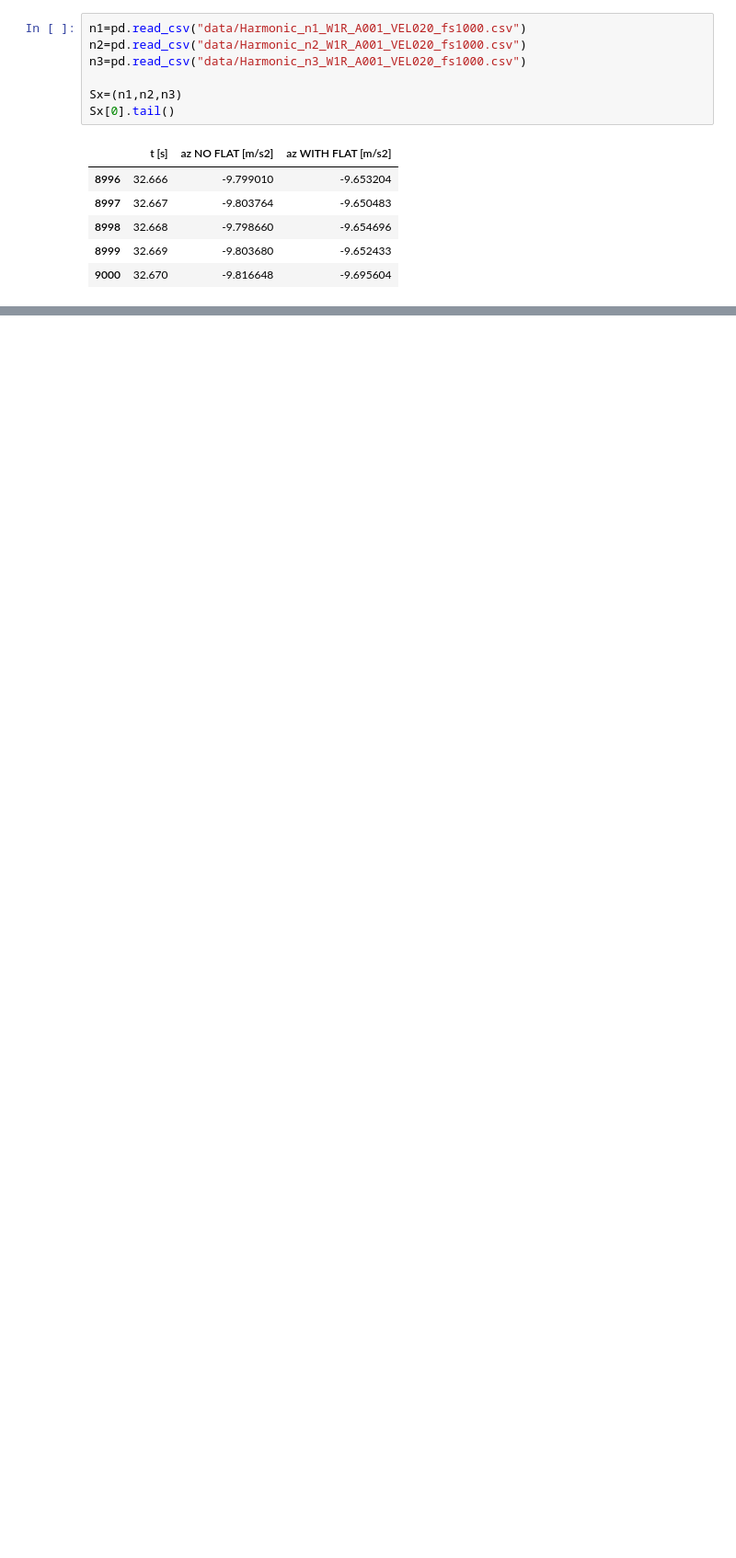
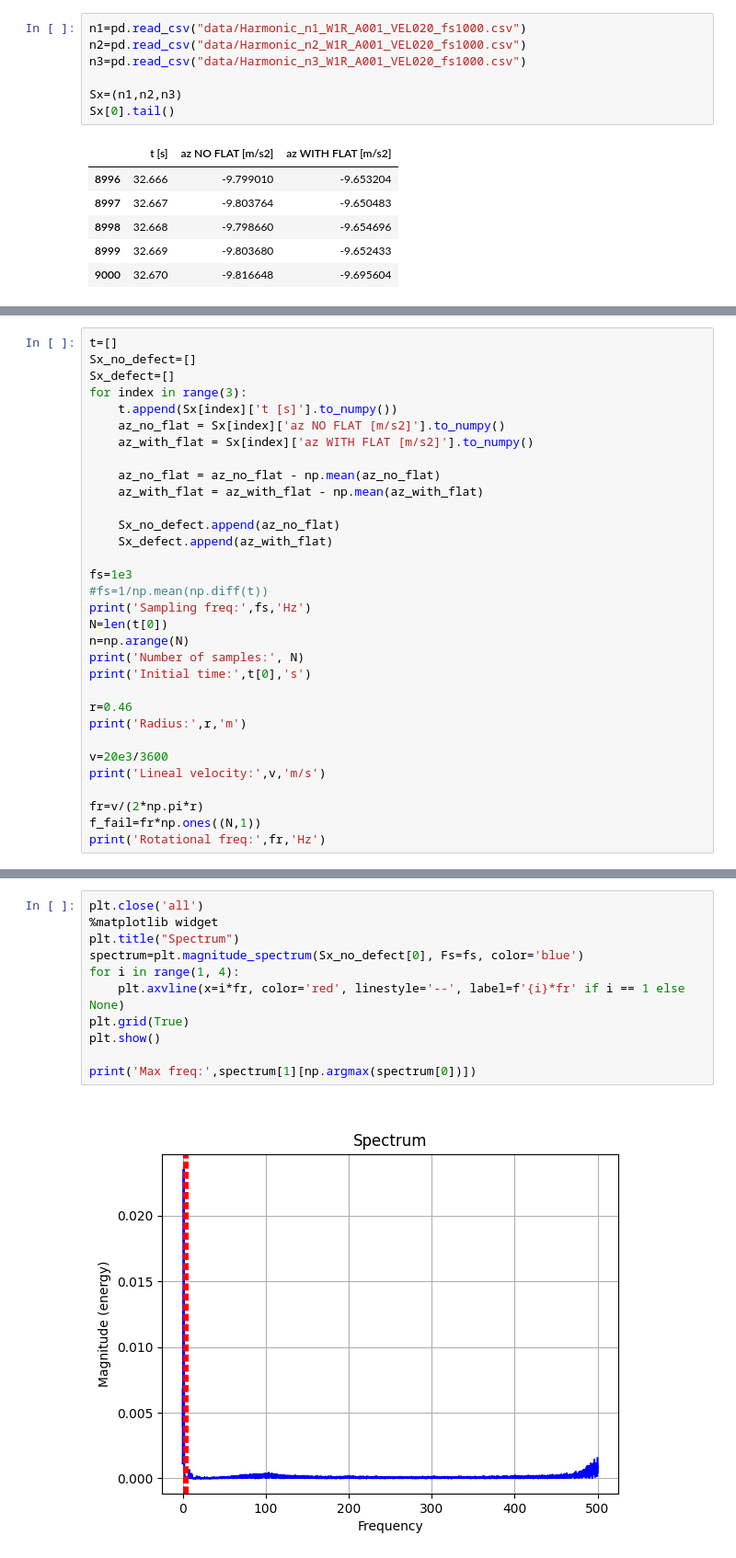
Before and after one commit to androdl96/FlatWheels, a Jupyter notebook: other_shapes.ipynb, the cells around one changed output, grey strips where cells are left out. Shown at 92% size. Cells and saved outputs as stored; diff of their text form; blank space fills up the shorter version.

```diff
--- a/other_shapes.ipynb
+++ b/other_shapes.ipynb
@@ -19,0 +43,32 @@ Sx[0].tail()
+# %%
+t=[]
+Sx_no_defect=[]
+Sx_defect=[]
+for index in range(3):
+    t.append(Sx[index]['t [s]'].to_numpy())
+    az_no_flat = Sx[index]['az NO FLAT [m/s2]'].to_numpy()
+    az_with_flat = Sx[index]['az WITH FLAT [m/s2]'].to_numpy()
+
+    az_no_flat = az_no_flat - np.mean(az_no_flat)
+    az_with_flat = az_with_flat - np.mean(az_with_flat)
+
+    Sx_no_defect.append(az_no_flat)
+    Sx_defect.append(az_with_flat)
+
+fs=1e3
+#fs=1/np.mean(np.diff(t))
+print('Sampling freq:',fs,'Hz')
+N=len(t[0])
+n=np.arange(N)
+print('Number of samples:', N)
+print('Initial time:',t[0],'s')
+
+r=0.46
+print('Radius:',r,'m')
+
+v=20e3/3600
+print('Lineal velocity:',v,'m/s')
+
+fr=v/(2*np.pi*r)
+f_fail=fr*np.ones((N,1))
+print('Rotational freq:',fr,'Hz')
@@ -19,0 +128,13 @@ Sx[0].tail()
+# %%
+plt.close('all')
+%matplotlib widget
+plt.title("Spectrum")
+spectrum=plt.magnitude_spectrum(Sx_no_defect[0], Fs=fs, color='blue')
+for i in range(1, 4):
+    plt.axvline(x=i*fr, color='red', linestyle='--', label=f'{i}*fr' if i == 1 else None)
+plt.grid(True)
+plt.show()
+
+print('Max freq:',spectrum[1][np.argmax(spectrum[0])])
+# %% [output]
+[figure, added]
```
Also changed, not shown: parts of 12 cells of this notebook, 1 other file.
